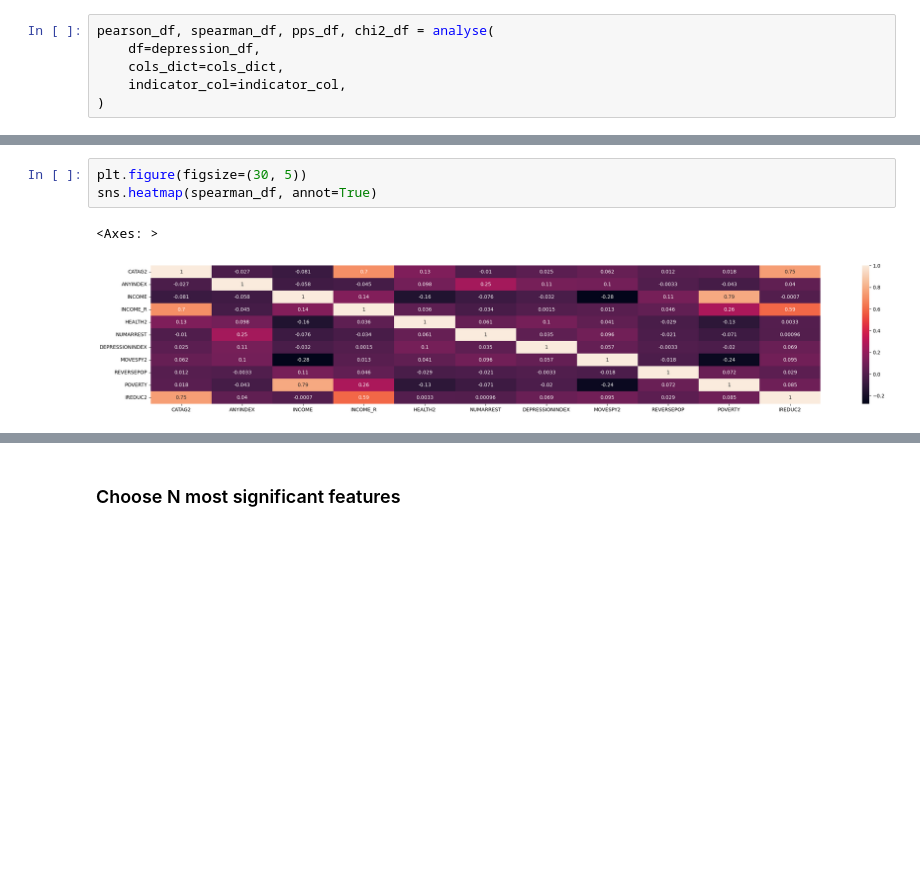
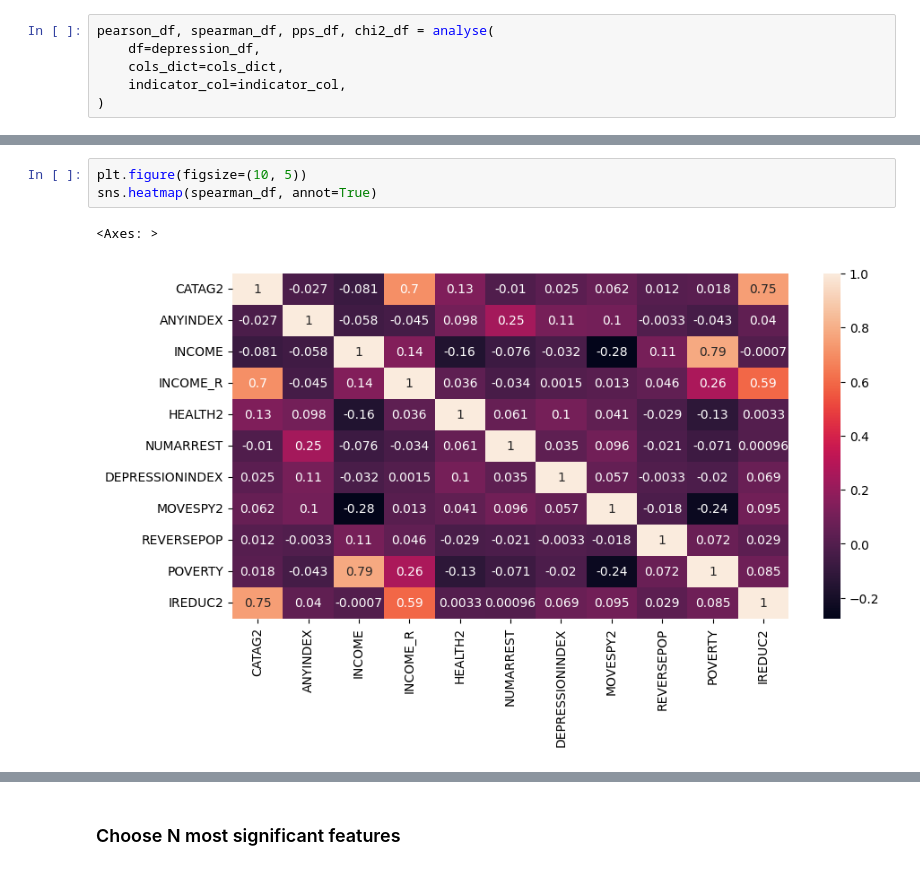
Before and after one commit to KozAAAAA/depression_analysis, a Jupyter notebook: analysis.ipynb, the cells around one changed output, grey strips where cells are left out. Saved outputs shown, nothing was run; the diff lists cells and outputs as text; blank space fills up the shorter version.

```diff
--- a/analysis.ipynb
+++ b/analysis.ipynb
@@ -307,9 +307,9 @@ sns.heatmap(pearson_df, annot=True)
 # %%
-plt.figure(figsize=(30, 5))
+plt.figure(figsize=(10, 5))
 sns.heatmap(spearman_df, annot=True)
 # %% [output]
 <Axes: >
-[figure, old version]
+[figure, new version]
 # %%
 pps_df = pps_df[pps_df['x'] != 'SOMATICDEP']
 
```
Also changed, not shown: parts of 3 cells of this notebook.
